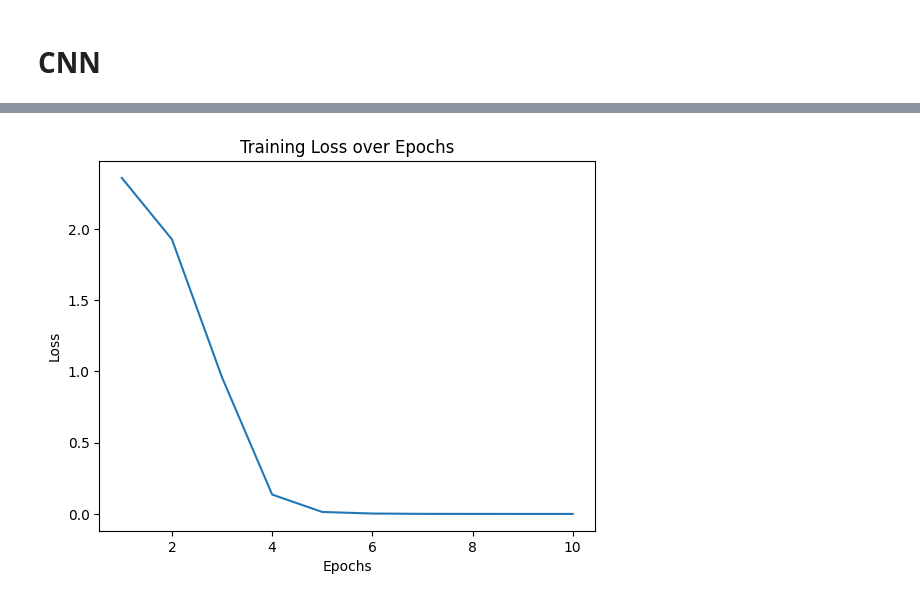
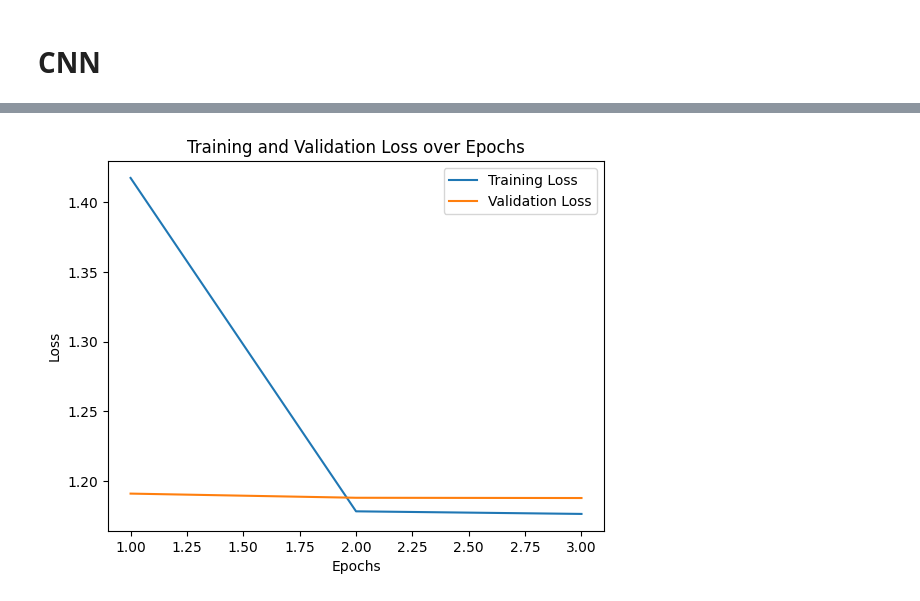
Before and after one commit to Khotso-Bore/automatic-labeling, a Jupyter notebook: main.ipynb, the cells around one changed output, grey strips where cells are left out. Drawn from its saved outputs; the diff is of its cells as text; code cells hidden in the pictures.

```diff
--- a/main.ipynb
+++ b/main.ipynb
@@ -463,21 +557,0 @@ model = model.to(device)
-# %%
-criterion = nn.CrossEntropyLoss()
-optimizer = optim.AdamW(model.parameters(), lr=0.001)
-# %%
-# Training Loop (simplified):
-train_losses = []
-
-for epoch in range(1):
-    model.train()
-    running_loss = 0.0
-    for inputs, labels in dataloader:
-        inputs, labels = inputs.to(device), labels.to(device)
-        optimizer.zero_grad()
-        outputs = model(inputs)
-        loss = criterion(outputs, labels)
-        loss.backward()
-        optimizer.step()
-        running_loss += loss.item()
-    avg_loss = running_loss / len(dataloader)
-    train_losses.append(avg_loss)
-    print(f"Epoch {epoch+1}, Training Loss: {avg_loss:.4f}")
@@ -485,0 +558,16 @@ NameError: name 'dataloader' is not defined
+# %%
+train_dataloader = DataLoader(
+    dataset=list(zip(train_images, train_labels)),
+    batch_size=32,
+    shuffle=True
+)
+
+test_dataloader = DataLoader(
+    dataset=list(zip(test_images, test_labels)),
+    batch_size=32,
+    shuffle=False
+)
+
+epochs = 3
+
+train_losses, val_losses = train(vgg16, criterion, optimizer, train_dataloader, test_dataloader=test_dataloader, epochs=epochs)
@@ -486,9 +578,11 @@ NameError: name 'dataloader' is not defined
 # %%
-#plot training loss
+#plot training loss and validation loss over epochs
 plt.plot(range(1, len(train_losses)+1), train_losses, label='Training Loss')
+plt.plot(range(1, len(val_losses)+1), val_losses, label='Validation Loss')
 plt.xlabel('Epochs')
 plt.ylabel('Loss')
-plt.title('Training Loss over Epochs')
+plt.title('Training and Validation Loss over Epochs')
+plt.legend()
 plt.show()
 # %% [output]
-[figure, old version]
+[figure, new version]
```
Also changed, not shown: parts of 15 cells of this notebook.
